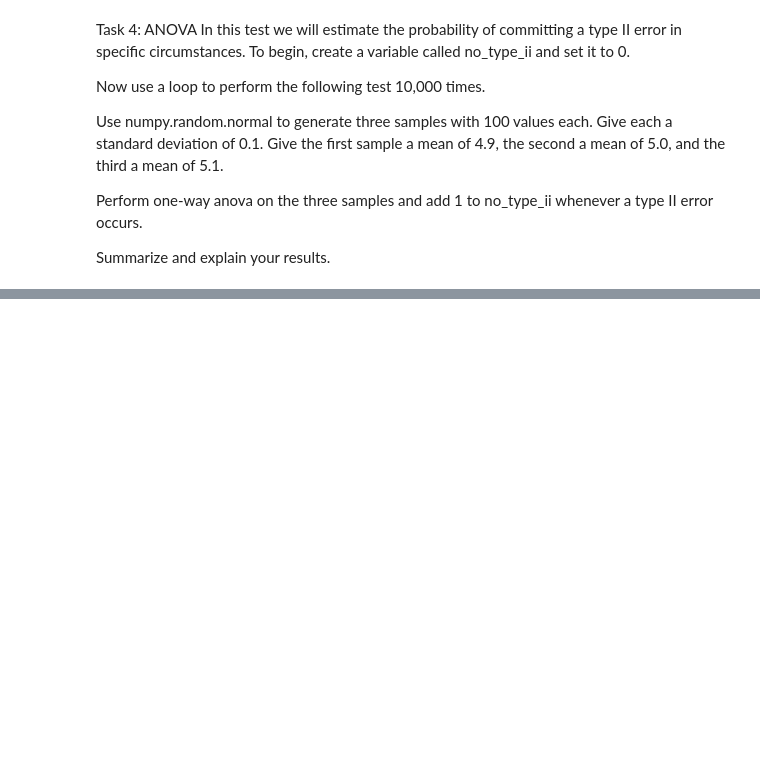
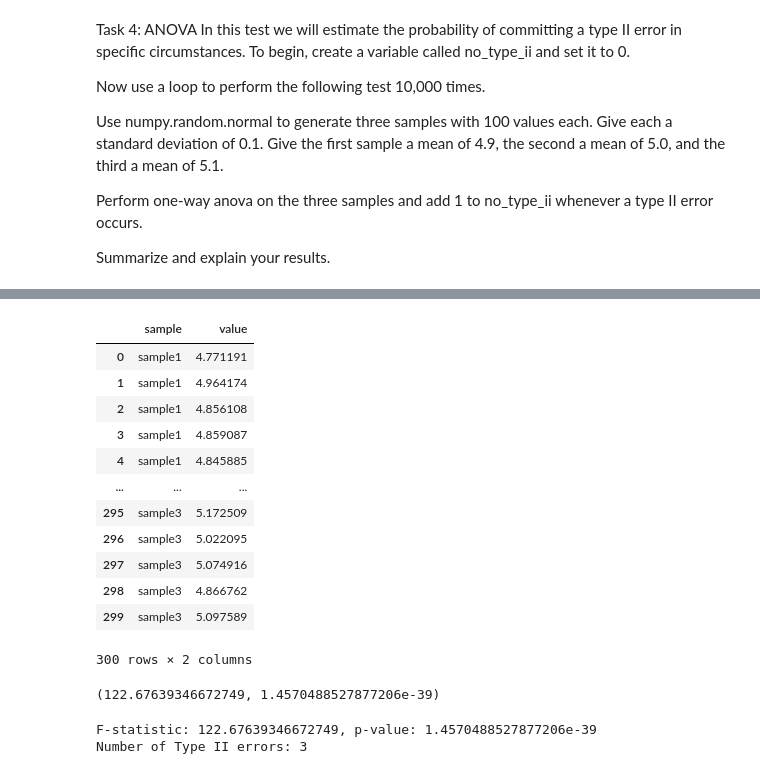
Before and after one commit to dectan/applied_statistics, a Jupyter notebook: tasks.ipynb, the cells around one changed output, grey strips where cells are left out. Saved outputs shown, nothing was run; the diff lists cells and outputs as text; code cells hidden in the pictures; blank space fills up the shorter version.

Commit message:
anova task updated with code and markdown cells added

```diff
--- a/tasks.ipynb
+++ b/tasks.ipynb
@@ -248,3 +251,6 @@ for _ in range(10000):
     sample3 = np.random.normal(5.1, 0.1, 100)
 
     # Create a DataFrame to hold the samples
+# %%
+data = np.concatenate([sample1, sample2, sample3])
+print (data)
@@ -250,0 +275,6 @@ for _ in range(10000):
+# %%
+# Create the labels.
+labels = ['sample1'] * 100 + ['sample2'] * 100 + ['sample3'] * 100
+
+# Show.
+labels
@@ -250,0 +299,17 @@ for _ in range(10000):
+# %%
+df = pd.DataFrame({'sample': labels, 'value': data})
+df
+# %% [output]
+|  | sample | value |
+| 0 | sample1 | 4.771191 |
+| 1 | sample1 | 4.964174 |
+| 2 | sample1 | 4.856108 |
+| 3 | sample1 | 4.859087 |
+| 4 | sample1 | 4.845885 |
+| ... | ... | ... |
+| 295 | sample3 | 5.172509 |
+| 296 | sample3 | 5.022095 |
+| 297 | sample3 | 5.074916 |
+| 298 | sample3 | 4.866762 |
+| 299 | sample3 | 5.097589 |
+300 rows × 2 columns
@@ -250,0 +320,18 @@ for _ in range(10000):
+# %%
+# Perform ANOVA.
+f, p = stats.f_oneway(a_sample, i_times, a_times)
+
+# Show.
+f, p
+# %% [output]
+(122.67639346672749, 1.4570488527877206e-39)
+# %%
+alpha = 0.05
+if p_value > alpha:
+    no_type_ii += 1
+
+print(f"F-statistic: {f}, p-value: {p}")
+print(f"Number of Type II errors: {no_type_ii}")
+# %% [output]
+F-statistic: 122.67639346672749, p-value: 1.4570488527877206e-39
+Number of Type II errors: 3
```
Also changed, not shown: parts of 14 cells of this notebook, 2 other files.
